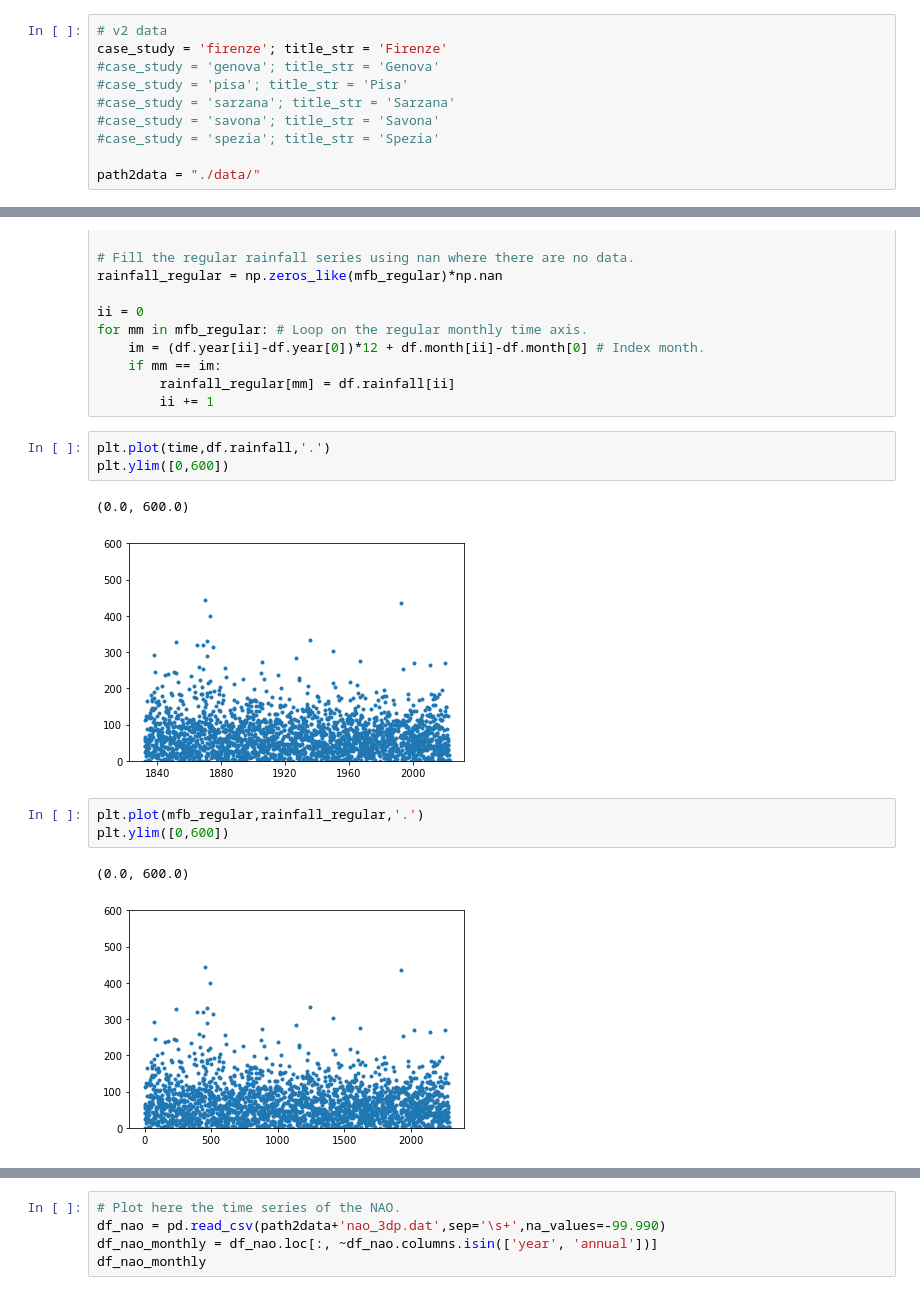
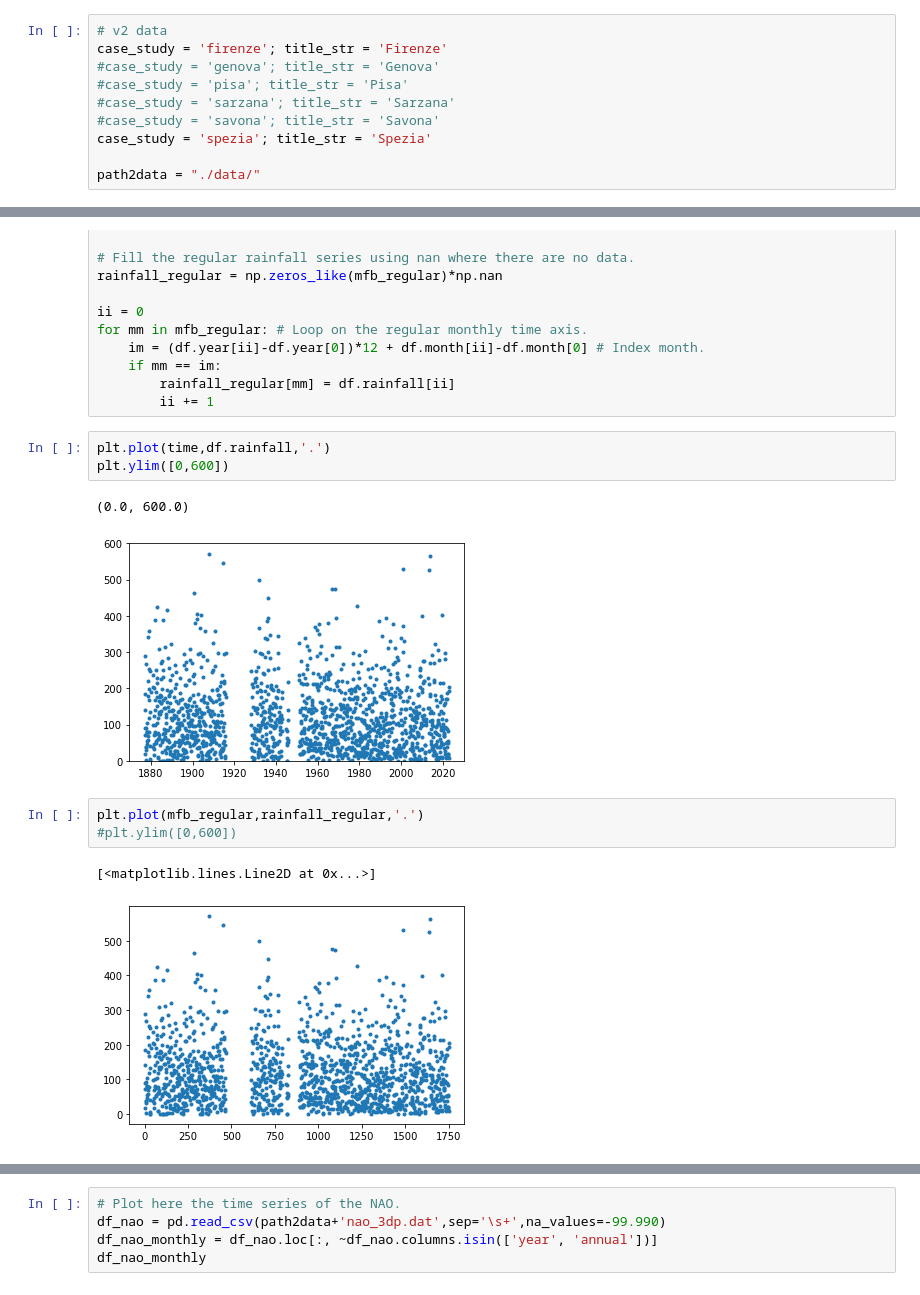
Before and after one commit to agonmer/magra_rainfall, a Jupyter notebook: rainfall_series.ipynb, the cells around one changed output, grey strips where cells are left out. Saved outputs shown, nothing was run; the diff lists cells and outputs as text.

```diff
--- a/rainfall_series.ipynb
+++ b/rainfall_series.ipynb
@@ -10,7 +10,7 @@ case_study = 'firenze'; title_str = 'Firenze'
 #case_study = 'pisa'; title_str = 'Pisa'
 #case_study = 'sarzana'; title_str = 'Sarzana'
 #case_study = 'savona'; title_str = 'Savona'
-#case_study = 'spezia'; title_str = 'Spezia'
+case_study = 'spezia'; title_str = 'Spezia'
 
 path2data = "./data/"
 # %%
@@ -39,13 +39,13 @@ plt.plot(time,df.rainfall,'.')
 plt.ylim([0,600])
 # %% [output]
 (0.0, 600.0)
-[figure, old version]
+[figure, new version]
 # %%
 plt.plot(mfb_regular,rainfall_regular,'.')
-plt.ylim([0,600])
+#plt.ylim([0,600])
 # %% [output]
-(0.0, 600.0)
+[<matplotlib.lines.Line2D at 0x...>]
-[figure, old version]
+[figure, new version]
 # %%
 # Plot a figure to show the data for a given station.
 plt.figure(figsize=(14,4))
```
Also changed, not shown: parts of 11 cells of this notebook.
